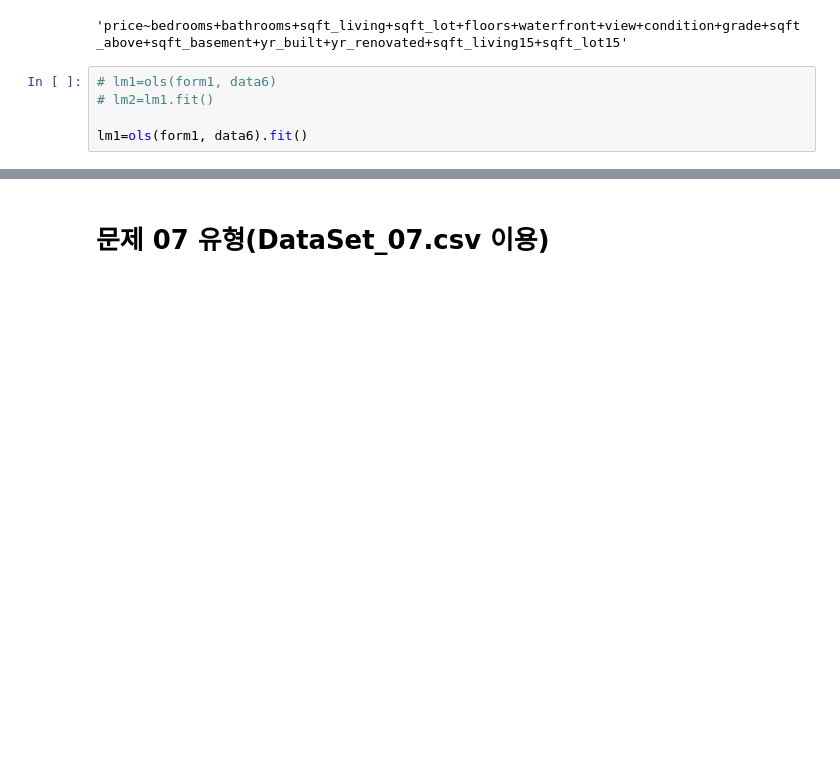
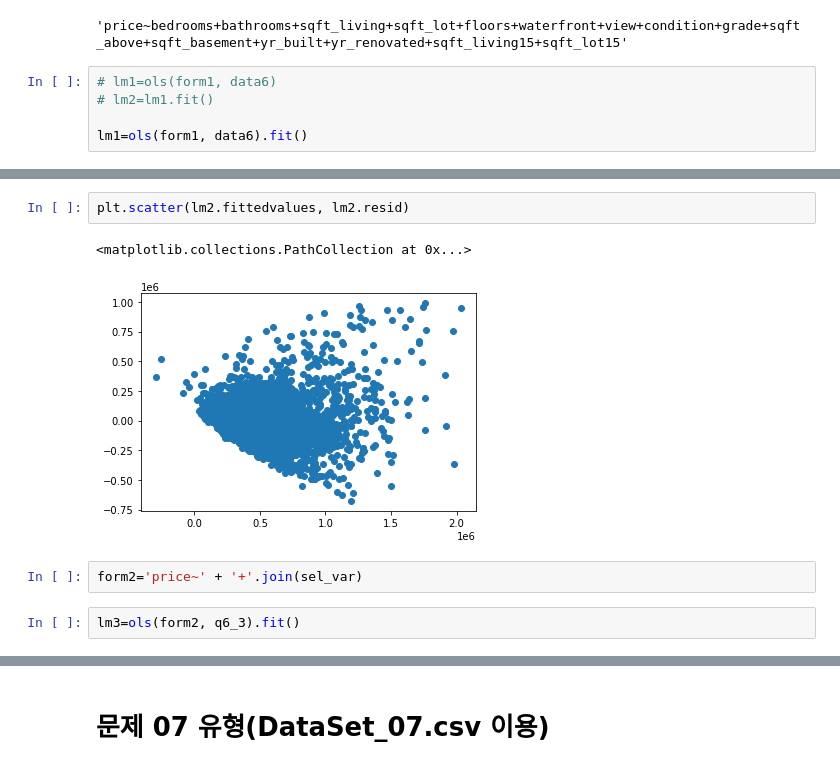
Before and after one commit to won195/TIL, a Jupyter notebook: set06_10_note.ipynb, the cells around one changed output, grey strips where cells are left out. Cells and saved outputs as stored; diff of their text form; blank space fills up the shorter version.

```diff
--- a/set06_10_note.ipynb
+++ b/set06_10_note.ipynb
@@ -206,0 +325,9 @@ strong multicollinearity problems or that the design matrix is singular.
+# %%
+plt.scatter(lm2.fittedvalues, lm2.resid)
+# %% [output]
+<matplotlib.collections.PathCollection at 0x...>
+[figure, added]
+# %%
+form2='price~' + '+'.join(sel_var)
+# %%
+lm3=ols(form2, q6_3).fit()
```
Also changed, not shown: parts of 38 cells of this notebook.
